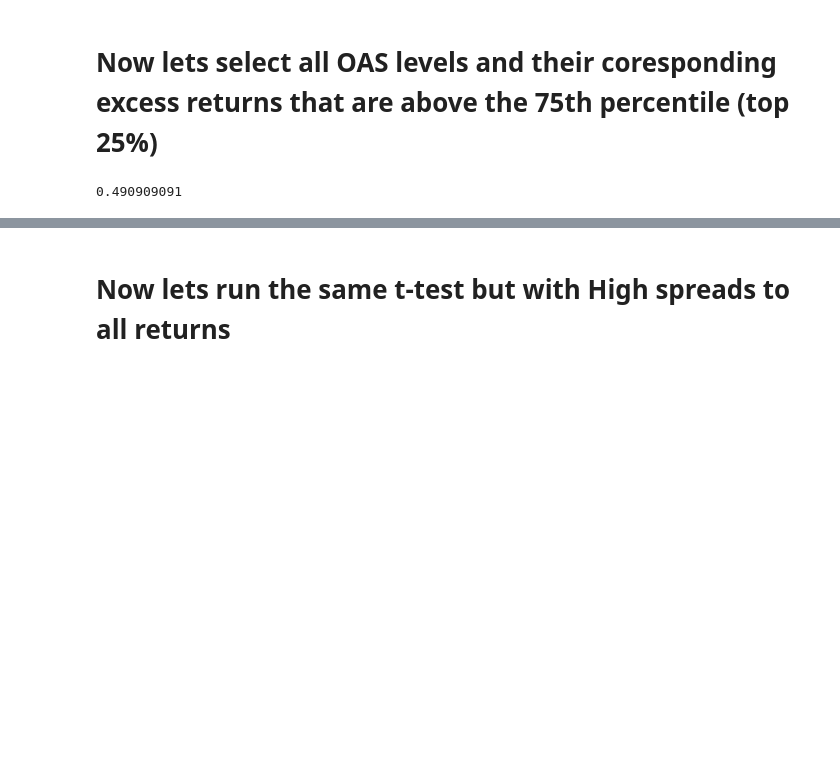
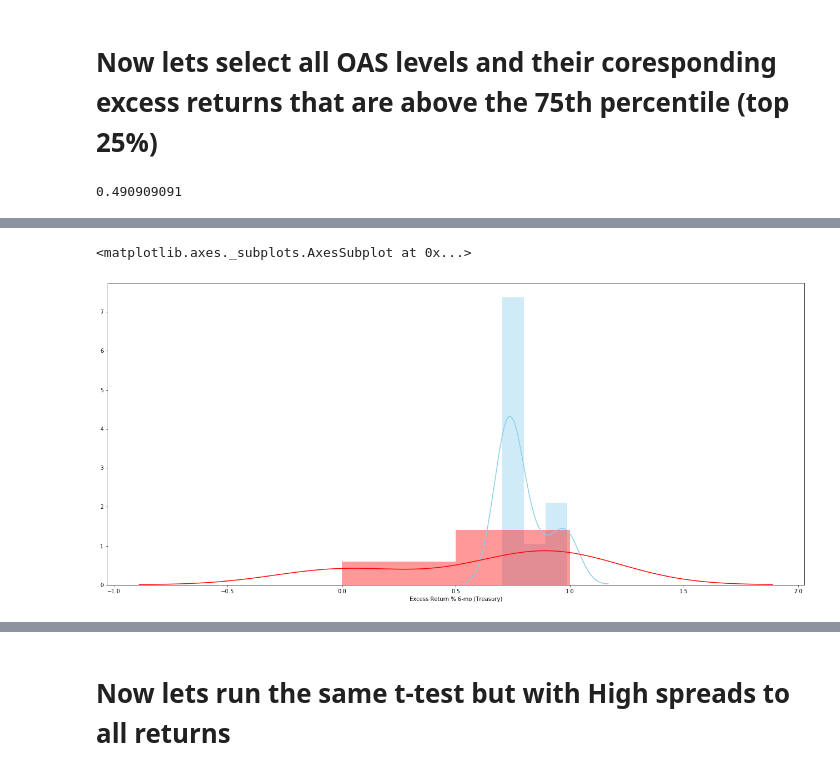
Before and after one commit to valazeinali/BoydWatterson, a Jupyter notebook: BoydWatterson/T-tests_ABS.ipynb, the cells around one changed output, grey strips where cells are left out. Saved outputs shown, nothing was run; the diff lists cells and outputs as text; code cells hidden in the pictures; blank space fills up the shorter version.

```diff
--- a/BoydWatterson/T-tests_ABS.ipynb
+++ b/BoydWatterson/T-tests_ABS.ipynb
@@ -91,0 +200,7 @@ df = df[(df['OAS'] > highspread)]
+# %%
+plt.figure(figsize=(22.5,10))
+sns.distplot(df["OAS"], color="skyblue", label="OAS_Normalized_Value")
+sns.distplot(df["Excess Return % 6-mo (Treasury)"], color="red", label="6M_Tres._Normalized_Value")
+# %% [output]
+<matplotlib.axes._subplots.AxesSubplot at 0x...>
+[figure, added]
```
Also changed, not shown: parts of 81 cells of this notebook.
